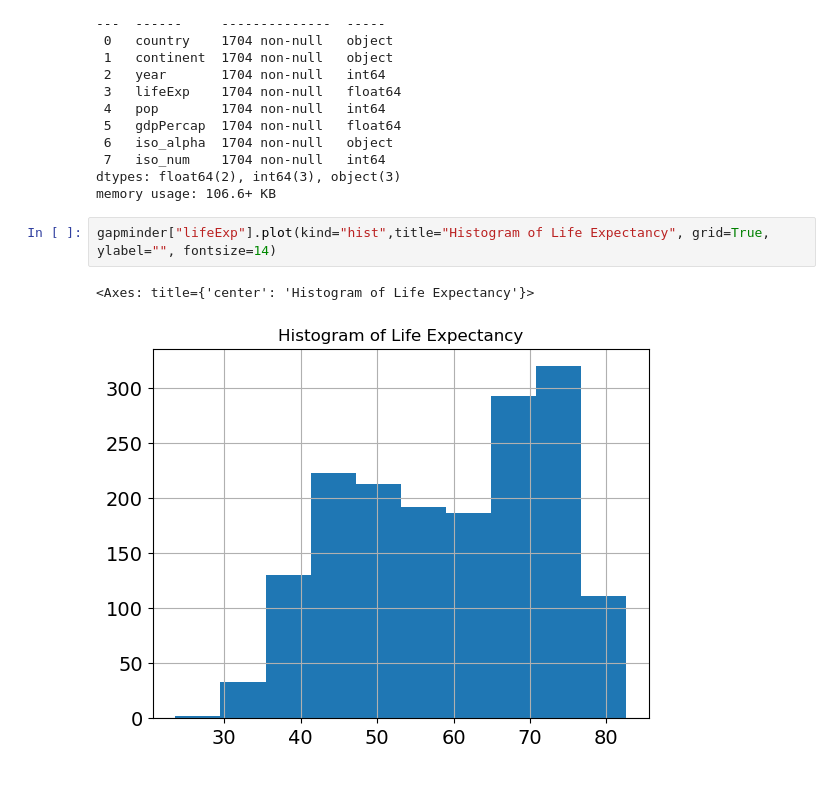
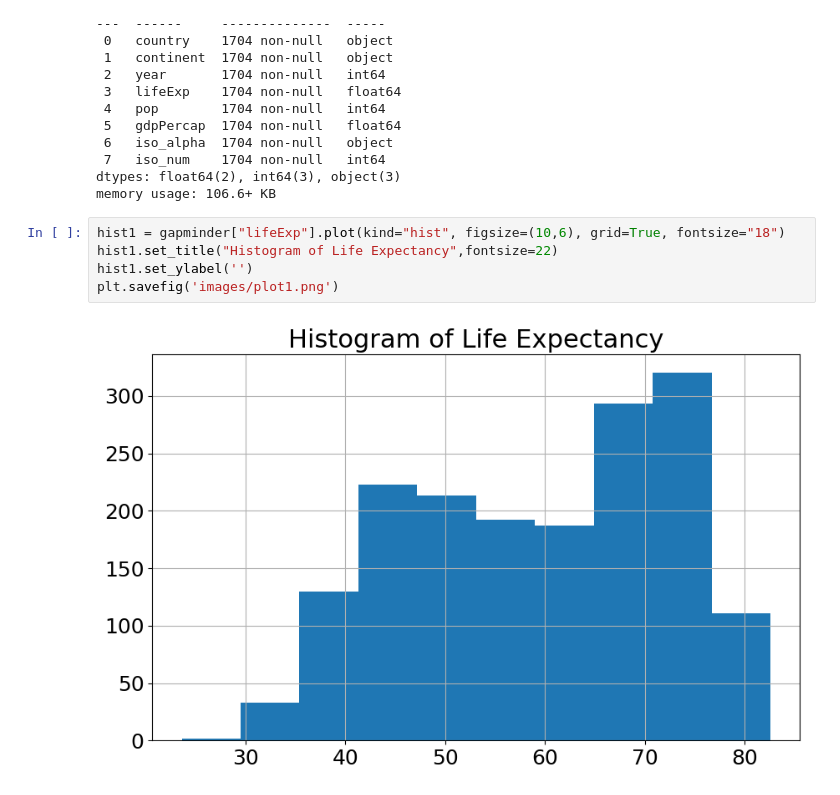
Before and after one commit to elmunoz42/python-plots, a Jupyter notebook: plot-examples.ipynb, the cells around one changed output. Cells and saved outputs as stored; diff of their text form.

```diff
--- a/plot-examples.ipynb
+++ b/plot-examples.ipynb
@@ -38,7 +38,9 @@ Data columns (total 8 columns):
 dtypes: float64(2), int64(3), object(3)
 memory usage: 106.6+ KB
 # %%
-gapminder["lifeExp"].plot(kind="hist",title="Histogram of Life Expectancy", grid=True, ylabel="", fontsize=14)
+hist1 = gapminder["lifeExp"].plot(kind="hist", figsize=(10,6), grid=True, fontsize="18")
+hist1.set_title("Histogram of Life Expectancy",fontsize=22)
+hist1.set_ylabel('')
+plt.savefig('images/plot1.png')
 # %% [output]
-<Axes: title={'center': 'Histogram of Life Expectancy'}>
-[figure, old version]
+[figure, new version]
```
Also changed, not shown: parts of 1 cell of this notebook, 3 other files.
